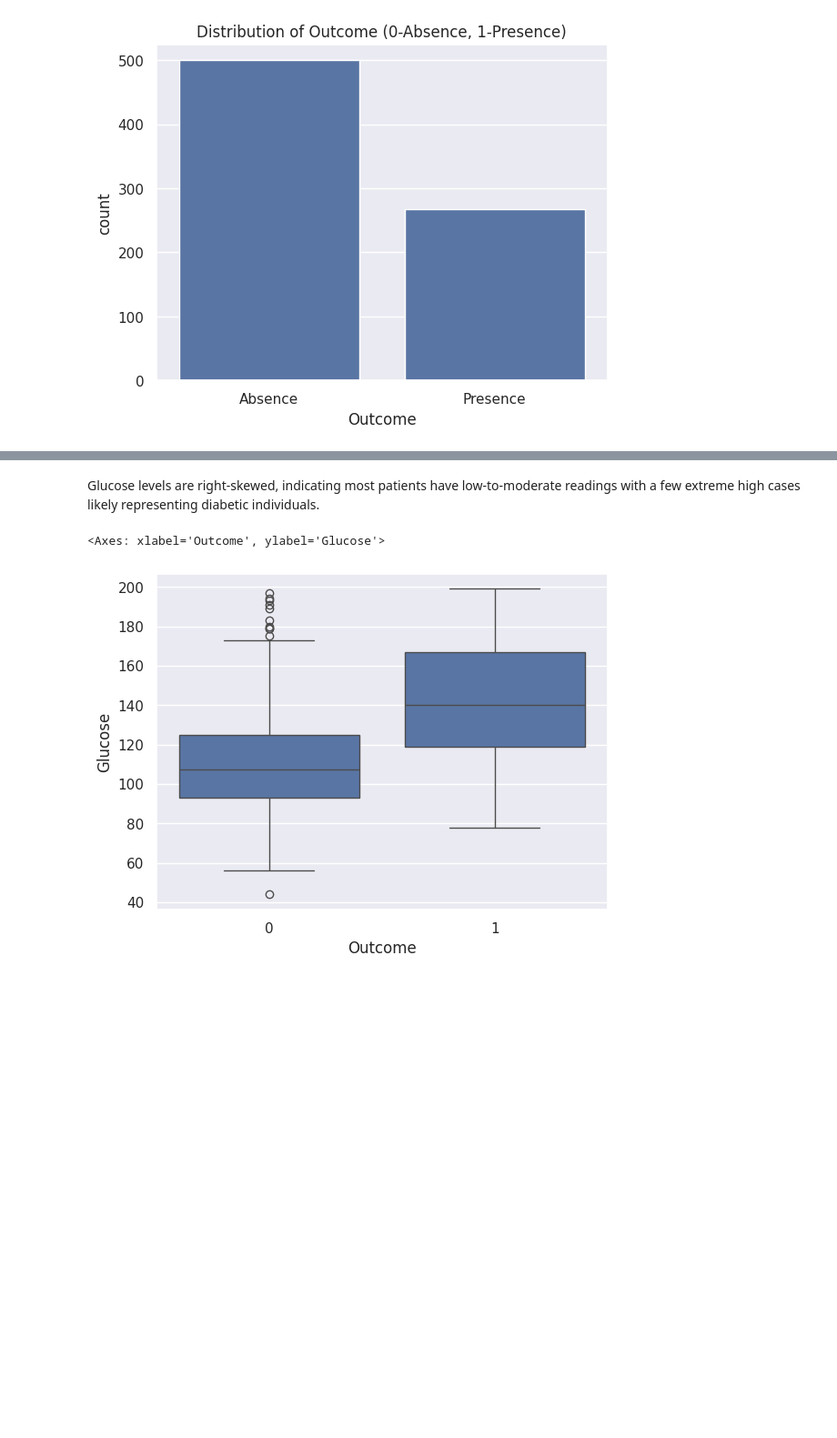
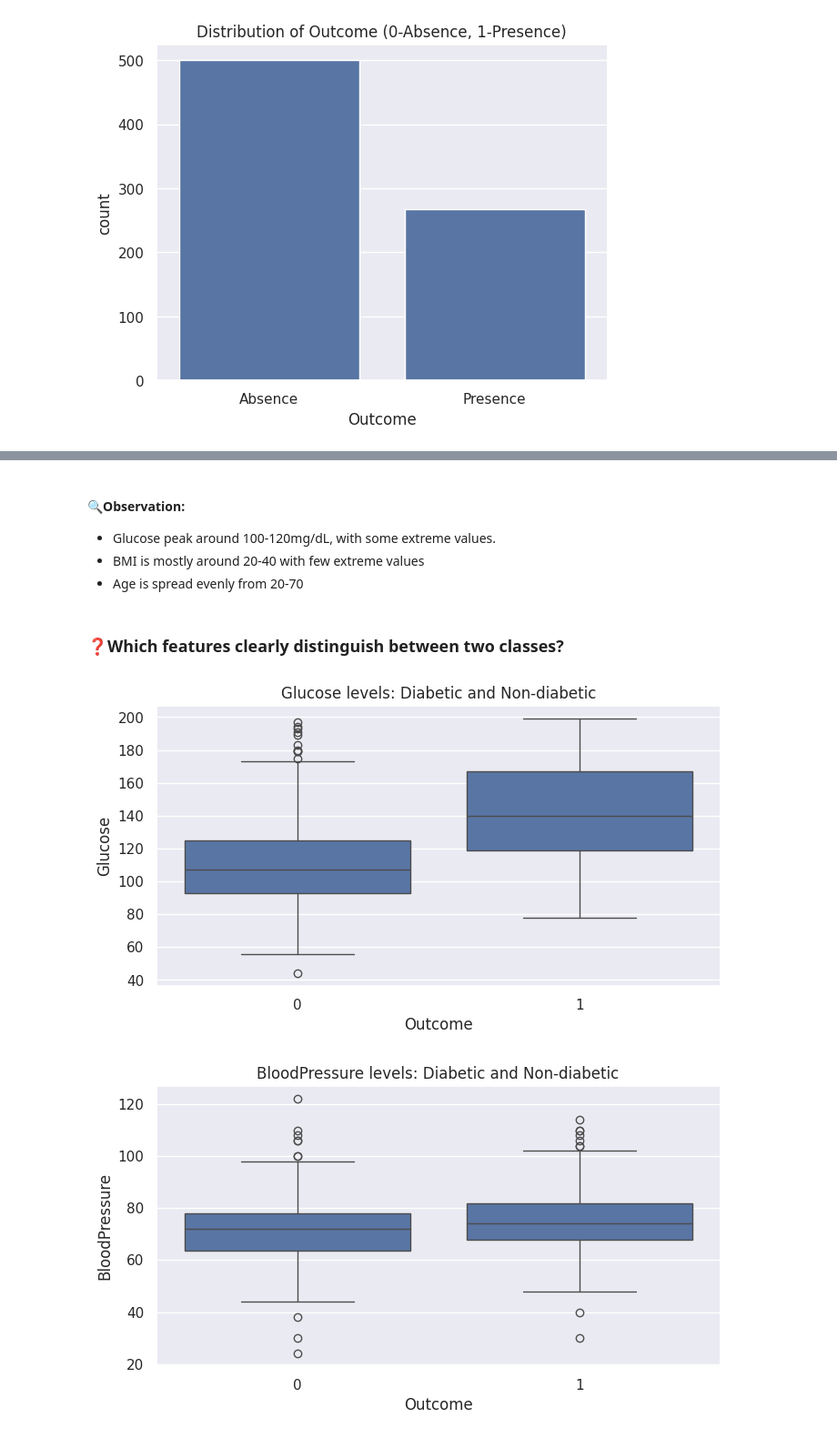
Before and after one commit to saraa-sunny/diabetes-risk-prediction, a Jupyter notebook: notebooks/diabetes_prediction.ipynb, the cells around one changed output, grey strips where cells are left out. Shown at 91% size. Drawn from its saved outputs; the diff is of its cells as text; code cells hidden in the pictures; blank space fills up the shorter version.

```diff
--- a/notebooks/diabetes_prediction.ipynb
+++ b/notebooks/diabetes_prediction.ipynb
@@ -119,6 +139,12 @@ plt.show()
+# %%
+features_to_plot =['Glucose', 'BloodPressure', 'Insulin','BMI', 'Age']
 # %%
-sns.histplot(df['Glucose'],kde=True)
-plt.title('Histogram of Glucose Distribution')
+for feature in features_to_plot:
 
-plt.show()
+    plt.figure(figsize=(8,4))
+
+    sns.histplot(df[feature],kde=True)
+    plt.title(f'Histogram of {feature} Distribution')
+
+    plt.show()
 # %% [output]
@@ -126,7 +156,18 @@ plt.show()
 # %% [markdown]
-Glucose levels are right-skewed, indicating most patients have low-to-moderate readings with a few extreme high cases likely representing diabetic individuals.
+#### 🔍Observation:
+* Glucose peak around 100-120mg/dL, with some extreme values.
+* BMI is mostly around 20-40 with few extreme values
+* Age is spread evenly from 20-70
+# %% [markdown]
+### ❓Which features clearly distinguish between two classes?
 # %%
-sns.boxplot(x='Outcome',y='Glucose',data=df)
+for feature in features_to_plot:
+    plt.figure(figsize=(8,4))
+
+    sns.boxplot(x='Outcome',y=feature, data=df)
+    plt.title(f'{feature} levels: Diabetic and Non-diabetic')
+
+    plt.show()
 # %% [output]
-<Axes: xlabel='Outcome', ylabel='Glucose'>
-[figure, old version]
+[figure, new version]
+[figure, added]
```
Also changed, not shown: parts of 44 cells of this notebook.
